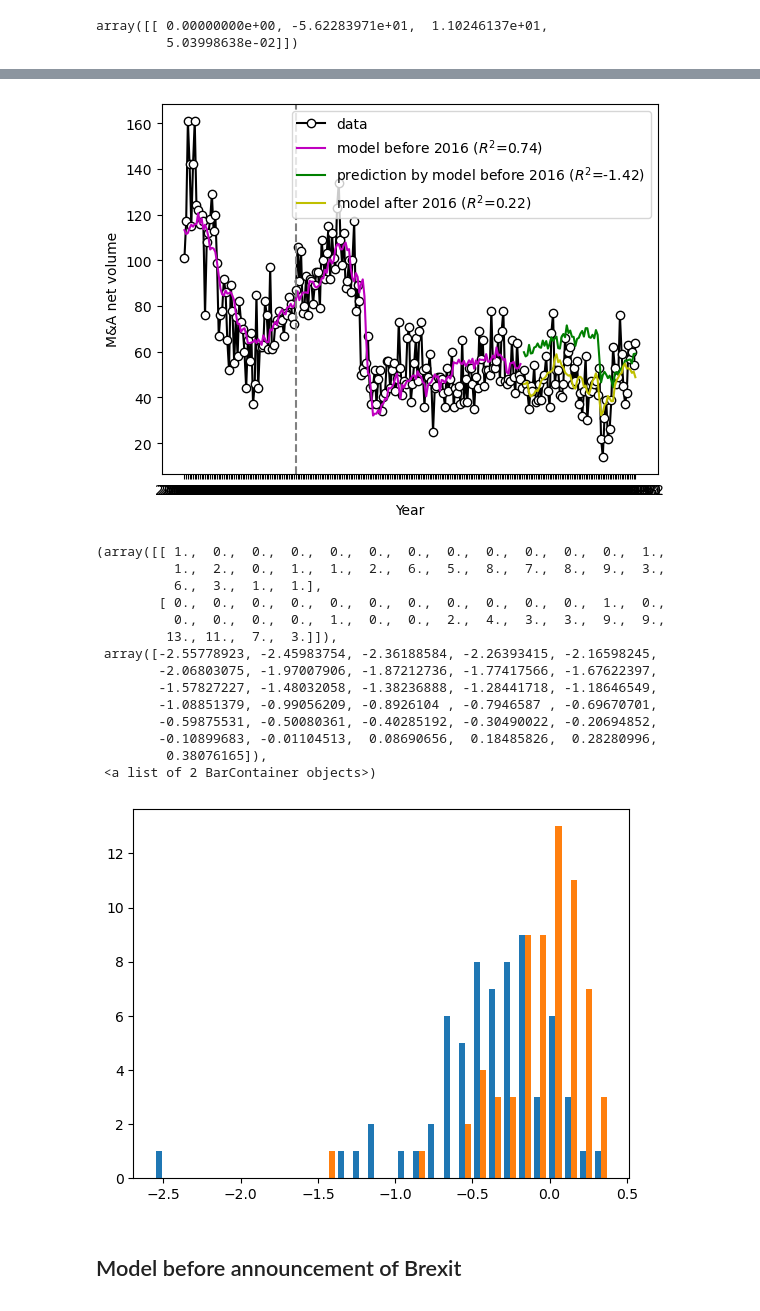
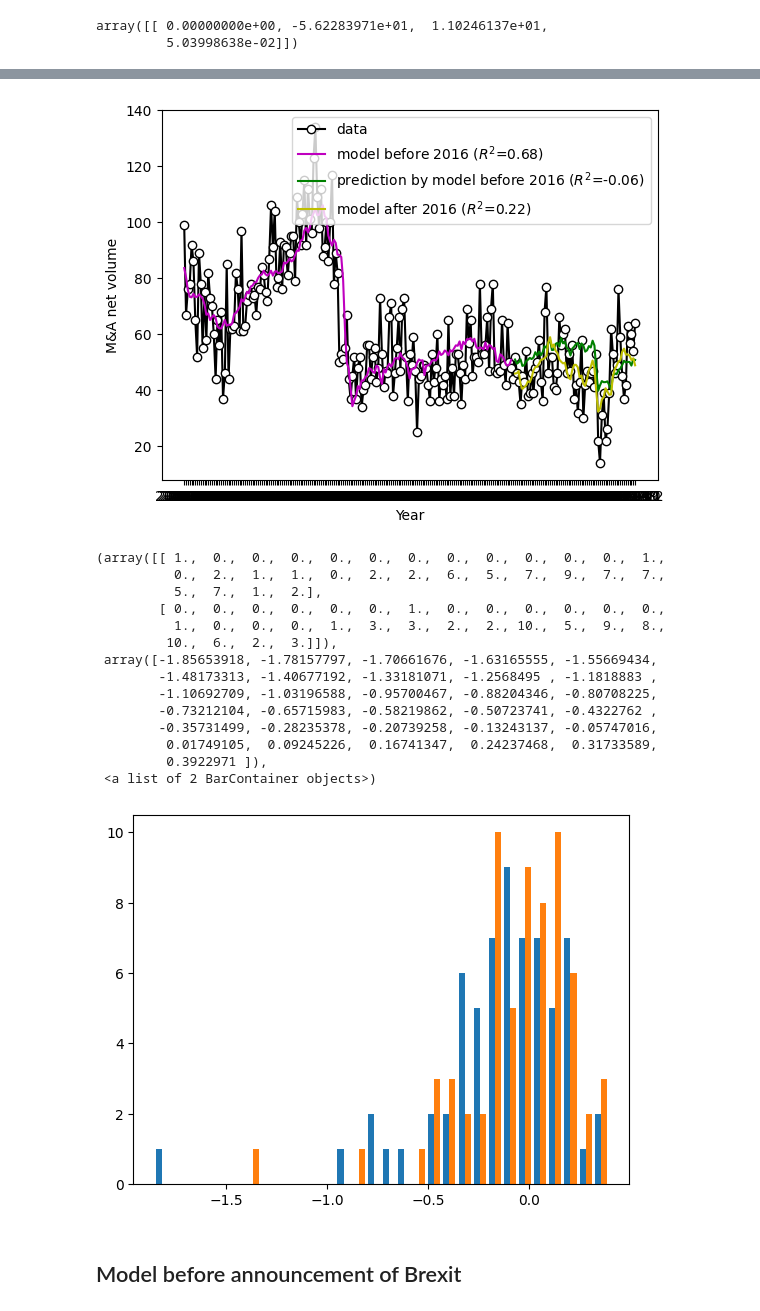
Before and after one commit to victoriawong1123/data_science_project, a Jupyter notebook: notebooks/quarterly_model.ipynb, the cells around one changed output, grey strips where cells are left out. Drawn from its saved outputs; the diff is of its cells as text; code cells hidden in the pictures.

```diff
--- a/notebooks/quarterly_model.ipynb
+++ b/notebooks/quarterly_model.ipynb
@@ -97,7 +97,9 @@ gdp_quarter['SMI'] = res['SMI']
 x_index = ['EXUSUK', 'Interest_Rate', 'SMI']
 y_index = ['vol']
 
-data = var_monthly
+start_from = '2001-08'
+data = var_monthly[var_monthly.Date >= start_from]
+data.reset_index(inplace=True, drop=True)
 sep = '2016-6'
 data_before = data[data.Date < sep]
 data_after = data[data.Date > sep]
@@ -131,35 +145,35 @@ ax = plt.gca()
 
 x_data = data.Date.astype(str)
 ax.plot(x_data, data.vol, marker='o', color='k', mfc='white', ls='-', label='data')
 
 Y_train_pred = model_before.predict(X_train)
 x_data_before = data_before.index
 r = r2_score(Y_train, Y_train_pred,)
 ax.plot(x_data_before, Y_train_pred, color='m',
         label=f'model before 2016 ($R^2$={round(r, 2)})')
 
 x_data_after = data_after.index
 Y_test_pred = model_before.predict(X_test)
 r = r2_score(Y_test, Y_test_pred)
 ax.plot(x_data_after, Y_test_pred, color='g',
         label=f'prediction by model before 2016 ($R^2$={round(r, 2)})')
 
 
 """Using model based on data before June.2016 to predict for 2016 - 2021"""
 Y_test_pred = model_after.predict(X_test)
 r = r2_score(Y_test, Y_test_pred)
 ax.plot(x_data_after, Y_test_pred, color='y',
         label=f'model after 2016 ($R^2$={round(r, 2)})')
 
-ax.axvline(65, ls='--', color='gray')
+# ax.axvline(65, ls='--', color='gray')
 # plt.xticks(ticks=range(0, 89, 4), labels=[str(i).zfill(2) for i in range(0, 23, 1)])
 # ax.set_xlim(0, 88)
 ax.set_ylabel('M&A net volume')
 ax.set_xlabel('Year')
 # ax.set_ylim(0, -500)
 ax.legend(loc=0, frameon=True);
 # %% [output]
-[figure, old version]
+[figure, new version]
 # %%
 Y_test_pred_model_before = model_before.predict(X_test)
 Y_test_pred_model_after = model_after.predict(X_test)
@@ -169,23 +183,23 @@ error_test_model_after = (Y_test - Y_test_pred_model_after) / Y_test
 ax = plt.gca()
 
 bins = np.linspace(-2, 0.5, 100)
-plt.hist([error_test_model_before.reshape(-1), error_test_model_after.reshape(-1)], bins=30)
+plt.hist([error_test_model_before.reshape(-1), error_test_model_after.reshape(-1)], bins=30);
 # %% [output]
 (array([[ 1.,  0.,  0.,  0.,  0.,  0.,  0.,  0.,  0.,  0.,  0.,  0.,  1.,
-          1.,  2.,  0.,  1.,  1.,  2.,  6.,  5.,  8.,  7.,  8.,  9.,  3.,
-          6.,  3.,  1.,  1.],
-        [ 0.,  0.,  0.,  0.,  0.,  0.,  0.,  0.,  0.,  0.,  0.,  1.,  0.,
-          0.,  0.,  0.,  0.,  1.,  0.,  0.,  2.,  4.,  3.,  3.,  9.,  9.,
-         13., 11.,  7.,  3.]]),
- array([-2.55778923, -2.45983754, -2.36188584, -2.26393415, -2.16598245,
-        -2.06803075, -1.97007906, -1.87212736, -1.77417566, -1.67622397,
-        -1.57827227, -1.48032058, -1.38236888, -1.28441718, -1.18646549,
-        -1.08851379, -0.99056209, -0.8926104 , -0.7946587 , -0.69670701,
-        -0.59875531, -0.50080361, -0.40285192, -0.30490022, -0.20694852,
-        -0.10899683, -0.01104513,  0.08690656,  0.18485826,  0.28280996,
-         0.38076165]),
+          0.,  2.,  1.,  1.,  0.,  2.,  2.,  6.,  5.,  7.,  9.,  7.,  7.,
+          5.,  7.,  1.,  2.],
+        [ 0.,  0.,  0.,  0.,  0.,  0.,  1.,  0.,  0.,  0.,  0.,  0.,  0.,
+          1.,  0.,  0.,  0.,  1.,  3.,  3.,  2.,  2., 10.,  5.,  9.,  8.,
+         10.,  6.,  2.,  3.]]),
+ array([-1.85653918, -1.78157797, -1.70661676, -1.63165555, -1.55669434,
+        -1.48173313, -1.40677192, -1.33181071, -1.2568495 , -1.1818883 ,
+        -1.10692709, -1.03196588, -0.95700467, -0.88204346, -0.80708225,
+        -0.73212104, -0.65715983, -0.58219862, -0.50723741, -0.4322762 ,
+        -0.35731499, -0.28235378, -0.20739258, -0.13243137, -0.05747016,
+         0.01749105,  0.09245226,  0.16741347,  0.24237468,  0.31733589,
+         0.3922971 ]),
  <a list of 2 BarContainer objects>)
-[figure, old version]
+[figure, new version]
 # %% [markdown]
 ## Model before announcement of Brexit
 # %%
```
Also changed, not shown: parts of 5 cells of this notebook.
